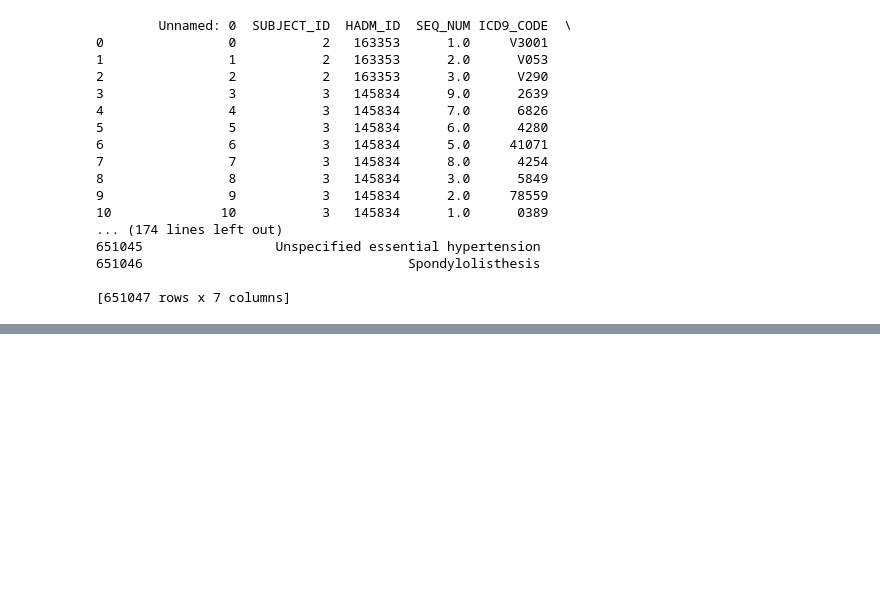
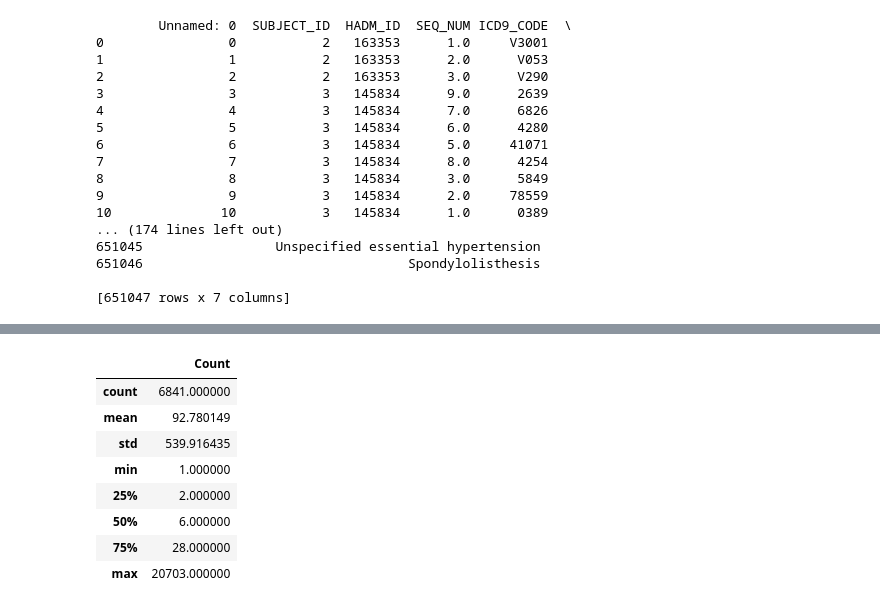
Before and after one commit to kathy908000/Health-Care-Research, a Jupyter notebook: mimiciii_diagnosis_analysis.ipynb, the cells around one changed output, grey strips where cells are left out. Cells and saved outputs as stored; diff of their text form; code cells hidden in the pictures; blank space fills up the shorter version.

```diff
--- a/mimiciii_diagnosis_analysis.ipynb
+++ b/mimiciii_diagnosis_analysis.ipynb
@@ -99,0 +124,13 @@ plt.show()
+# %%
+#statistics of diagnaosis number of a disease
+countdata.describe()
+# %% [output]
+|  | Count |
+| count | 6841.000000 |
+| mean | 92.780149 |
+| std | 539.916435 |
+| min | 1.000000 |
+| 25% | 2.000000 |
+| 50% | 6.000000 |
+| 75% | 28.000000 |
+| max | 20703.000000 |
```
Also changed, not shown: parts of 8 cells of this notebook, 1 other file.
